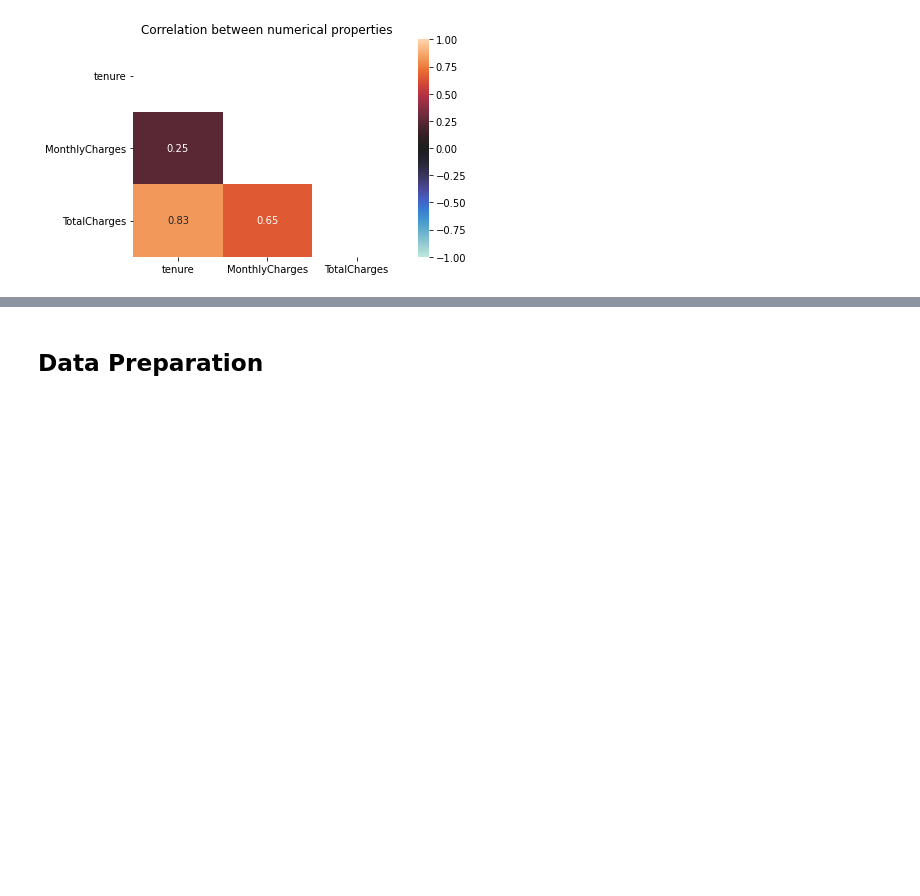
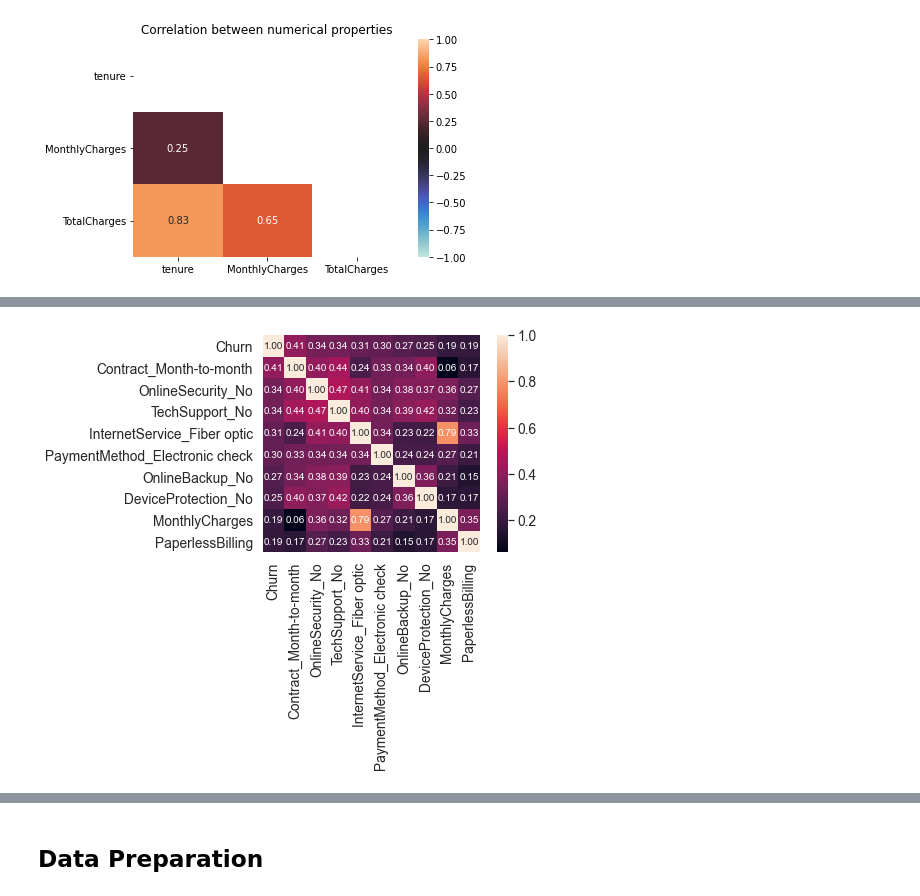
Before and after one commit to phisinger/Predict-telco-churn, a Jupyter notebook: notebooks/1-data_understanding_prerparation.ipynb, the cells around one changed output, grey strips where cells are left out. Cells and saved outputs as stored; diff of their text form; code cells hidden in the pictures; blank space fills up the shorter version.

```diff
--- a/notebooks/1-data_understanding_prerparation.ipynb
+++ b/notebooks/1-data_understanding_prerparation.ipynb
@@ -176,0 +218,10 @@ sns.heatmap(corr, vmin = -1, vmax = 1, center = 0, mask=mask, annot=True)
+# %%
+# select only features the most correlating with 'churn'
+n_features = 10
+important_cols = corr.nlargest(n_features, 'Churn')['Churn'].index
+important_corr = np.corrcoef(num_data[important_cols].values.T)
+sns.set(font_scale=1.25)
+hm = sns.heatmap(important_corr, cbar=True, annot=True, square=True, fmt='.2f', annot_kws={'size': 10}, yticklabels=important_cols.values, xticklabels=important_cols.values)
+plt.show()
+# %% [output]
+[figure, added]
```
Also changed, not shown: parts of 7 cells of this notebook, 4 other files.
